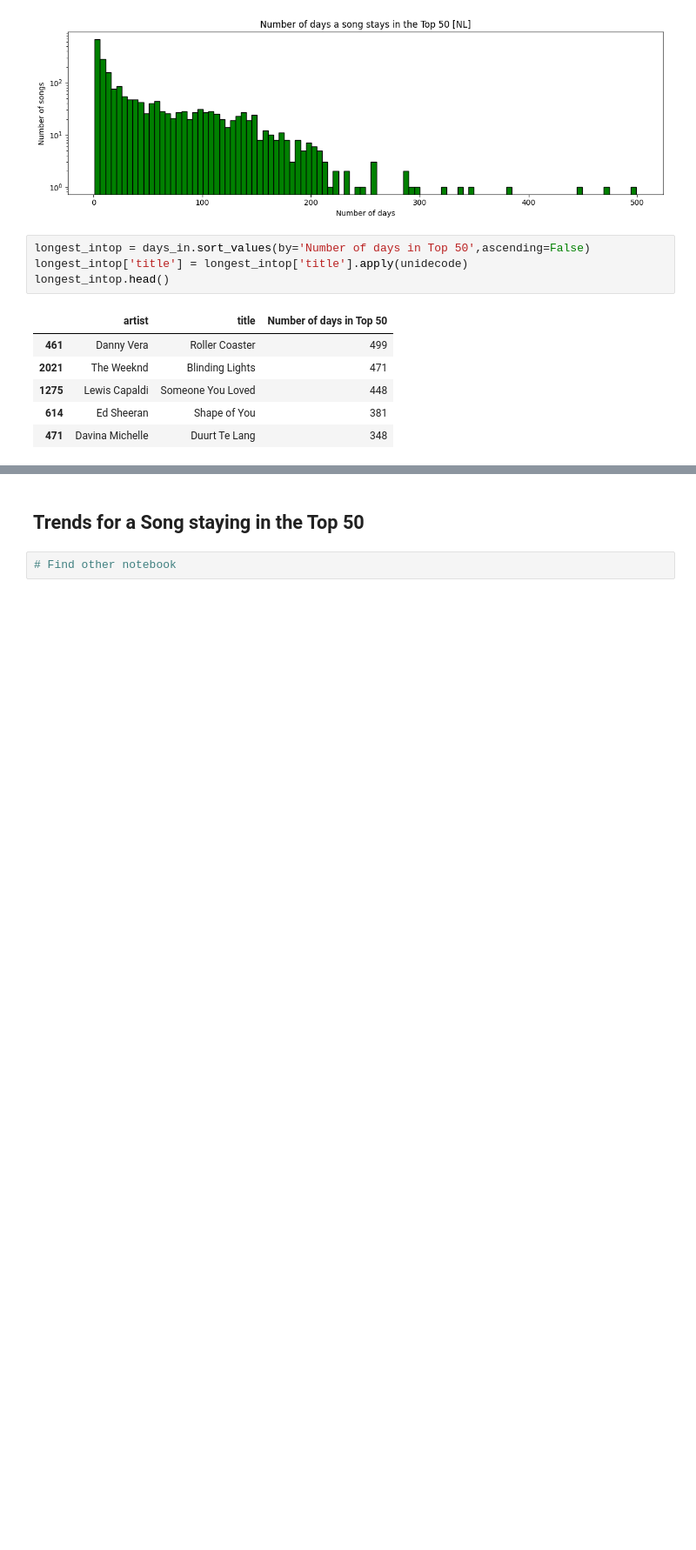
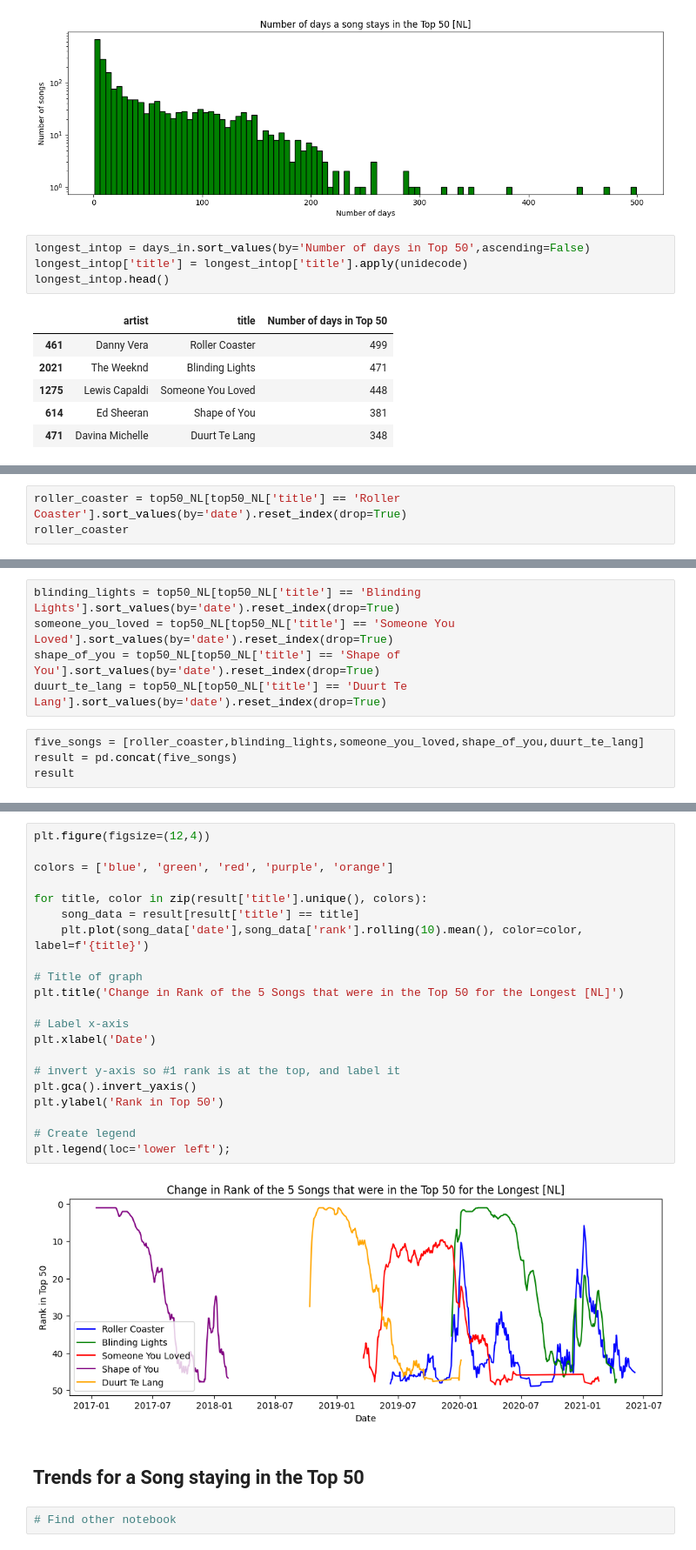
Before and after one commit to maik137/SpotifyCharts_EDA, a Jupyter notebook: Netherlands_SpotifyChart_EDA.ipynb, the cells around one changed output, grey strips where cells are left out. Shown at 87% size. Cells and saved outputs as stored; diff of their text form; blank space fills up the shorter version.

Commit message:
Added more data viz for songs

```diff
--- a/Netherlands_SpotifyChart_EDA.ipynb
+++ b/Netherlands_SpotifyChart_EDA.ipynb
@@ -337,0 +350,3 @@ ValueError: could not convert string to float: 'you broke me first'
+# %%
+roller_coaster = top50_NL[top50_NL['title'] == 'Roller Coaster'].sort_values(by='date').reset_index(drop=True)
+roller_coaster
@@ -337,0 +367,9 @@ ValueError: could not convert string to float: 'you broke me first'
+# %%
+blinding_lights = top50_NL[top50_NL['title'] == 'Blinding Lights'].sort_values(by='date').reset_index(drop=True)
+someone_you_loved = top50_NL[top50_NL['title'] == 'Someone You Loved'].sort_values(by='date').reset_index(drop=True)
+shape_of_you = top50_NL[top50_NL['title'] == 'Shape of You'].sort_values(by='date').reset_index(drop=True)
+duurt_te_lang = top50_NL[top50_NL['title'] == 'Duurt Te Lang'].sort_values(by='date').reset_index(drop=True)
+# %%
+five_songs = [roller_coaster,blinding_lights,someone_you_loved,shape_of_you,duurt_te_lang]
+result = pd.concat(five_songs)
+result
@@ -338,3 +390,26 @@ ValueError: could not convert string to float: 'you broke me first'
+# %%
+plt.figure(figsize=(12,4))
+
+colors = ['blue', 'green', 'red', 'purple', 'orange']
+
+for title, color in zip(result['title'].unique(), colors):
+    song_data = result[result['title'] == title]
+    plt.plot(song_data['date'],song_data['rank'].rolling(10).mean(), color=color, label=f'{title}')
+
+# Title of graph
+plt.title('Change in Rank of the 5 Songs that were in the Top 50 for the Longest [NL]')
+
+# Label x-axis
+plt.xlabel('Date')
+
+# invert y-axis so #1 rank is at the top, and label it
+plt.gca().invert_yaxis()
+plt.ylabel('Rank in Top 50')
+
+# Create legend
+plt.legend(loc='lower left');
+# %% [output]
+[figure, added]
 # %% [markdown]
 ## Trends for a Song staying in the Top 50
 # %%
```
Also changed, not shown: parts of 15 cells of this notebook.
